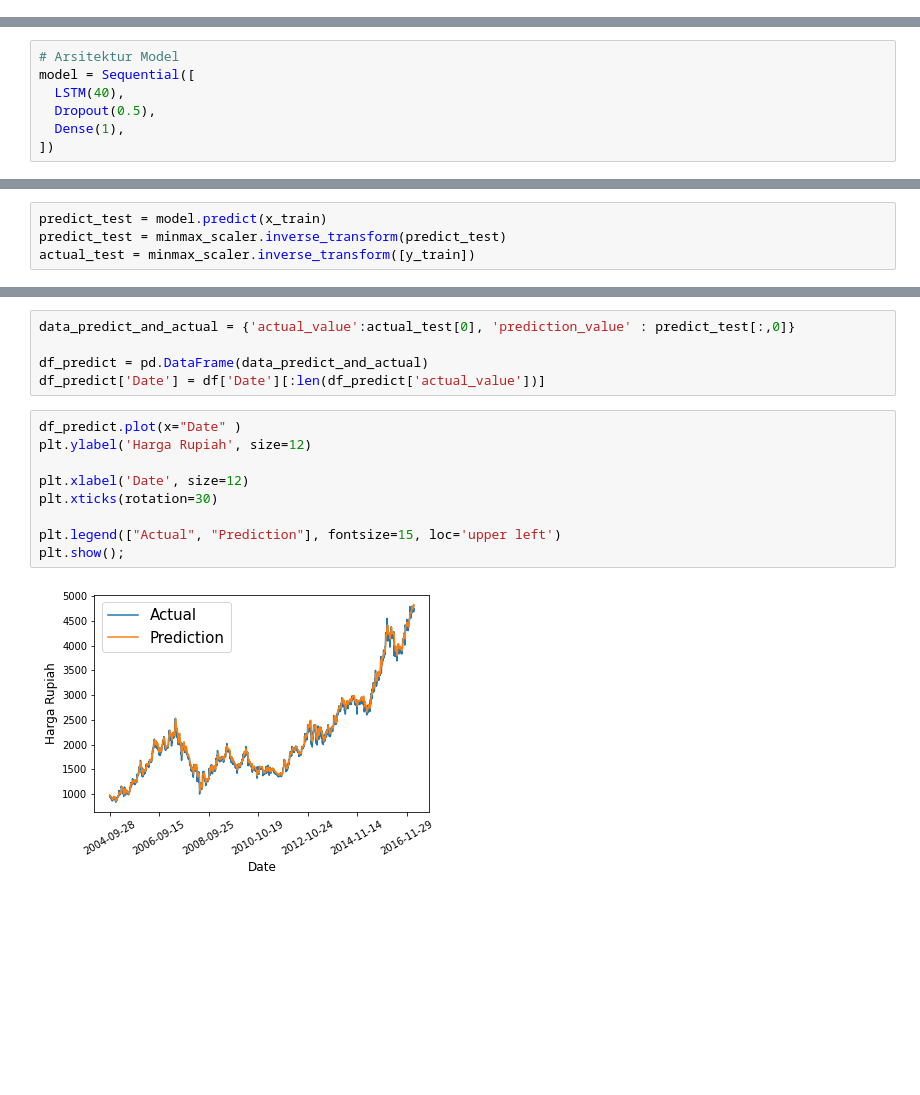
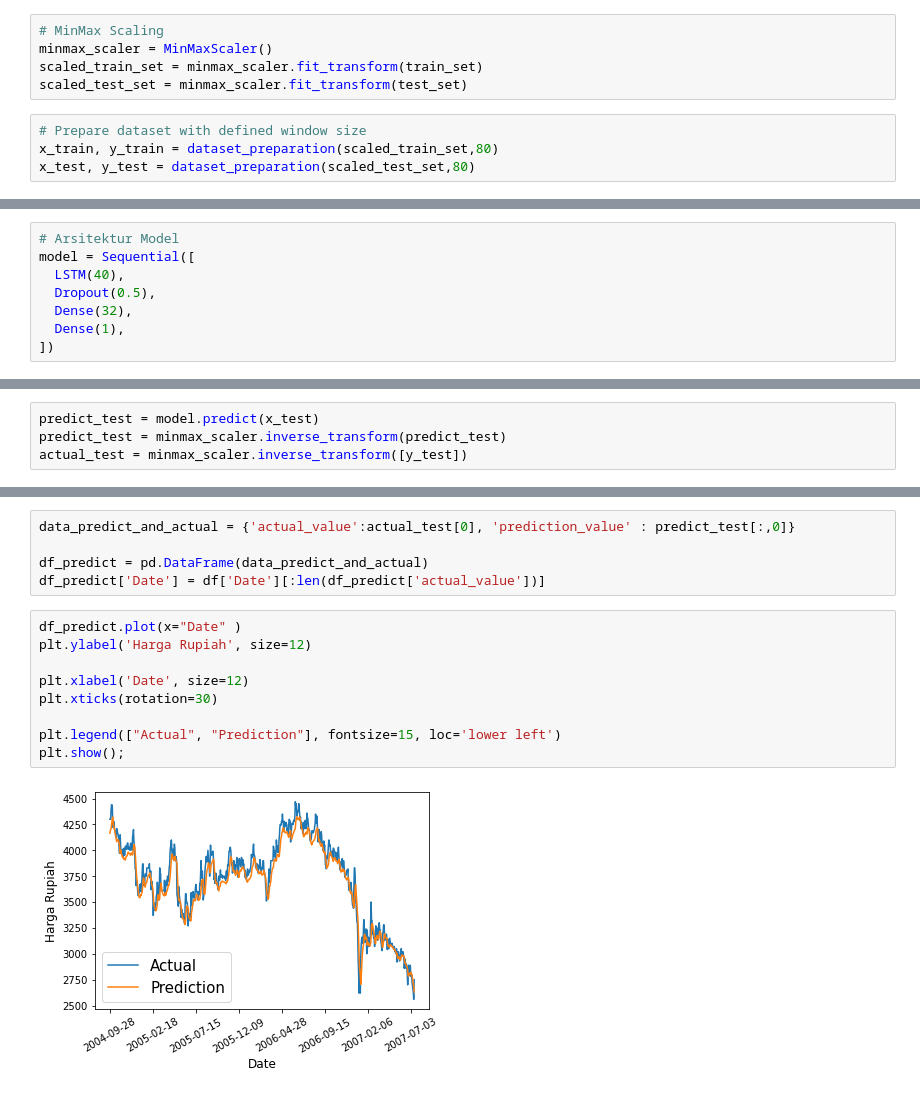
Before and after one commit to ilhamAdhim/TLKM-Stock-Analysis, a Jupyter notebook: Submission_1_MLT.ipynb, the cells around one changed output, grey strips where cells are left out. Saved outputs shown, nothing was run; the diff lists cells and outputs as text; blank space fills up the shorter version.

Commit message:
Update Train test split & Heatmap

```diff
--- a/Submission_1_MLT.ipynb
+++ b/Submission_1_MLT.ipynb
@@ -232,0 +279,9 @@ x_test = np.reshape(x_test, (x_test.shape[0], x_train.shape[1],1))
+# %%
+# MinMax Scaling
+minmax_scaler = MinMaxScaler()
+scaled_train_set = minmax_scaler.fit_transform(train_set)
+scaled_test_set = minmax_scaler.fit_transform(test_set)
+# %%
+# Prepare dataset with defined window size
+x_train, y_train = dataset_preparation(scaled_train_set,80)
+x_test, y_test = dataset_preparation(scaled_test_set,80)
@@ -245,6 +312,7 @@ Penggunaan LSTM sebagai input layer, Dropout sebagai hidden layer, dan Dense  se
 model = Sequential([
   LSTM(40),
   Dropout(0.5),
+  Dense(32),
   Dense(1),
 ])
 # %% [markdown]
@@ -316,9 +384,9 @@ plt.show()
 # %% [markdown]
 # **Model Prediction**
 # %%
-predict_test = model.predict(x_train)
+predict_test = model.predict(x_test)
 predict_test = minmax_scaler.inverse_transform(predict_test)
-actual_test = minmax_scaler.inverse_transform([y_train])
+actual_test = minmax_scaler.inverse_transform([y_test])
 # %% [markdown]
 Membuat dataframe baru untuk menyimpan prediction dan actual value, kemudian menambahkan kolom 'Date' dari variable df. Setelah semua kolom mempunyai data, kita dapat melihat harga asli dan prediksi harga dari data training yang telah dijalankan
 # %%
@@ -329,11 +397,11 @@ df_predict['Date'] = df['Date'][:len(df_predict['actual_value'])]
 # %%
 df_predict.plot(x="Date" )
 plt.ylabel('Harga Rupiah', size=12)
 
 plt.xlabel('Date', size=12)
 plt.xticks(rotation=30)
 
-plt.legend(["Actual", "Prediction"], fontsize=15, loc='upper left')
+plt.legend(["Actual", "Prediction"], fontsize=15, loc='lower left')
 plt.show();
 # %% [output]
-[figure, old version]
+[figure, new version]
```
Also changed, not shown: parts of 15 cells of this notebook, 5 other files.
